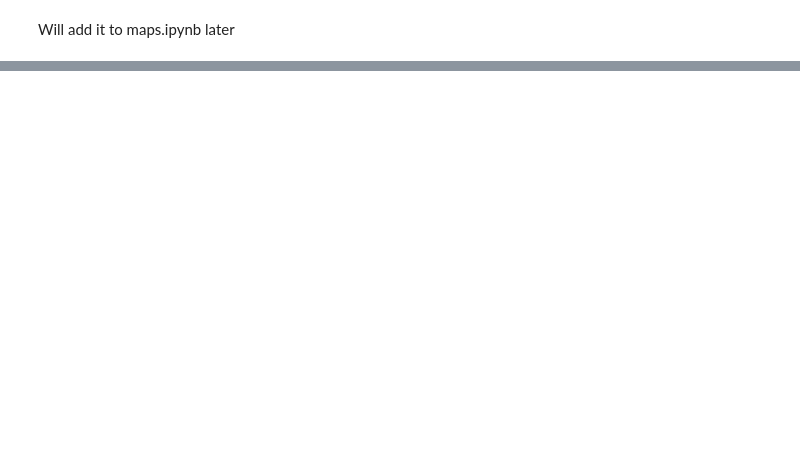
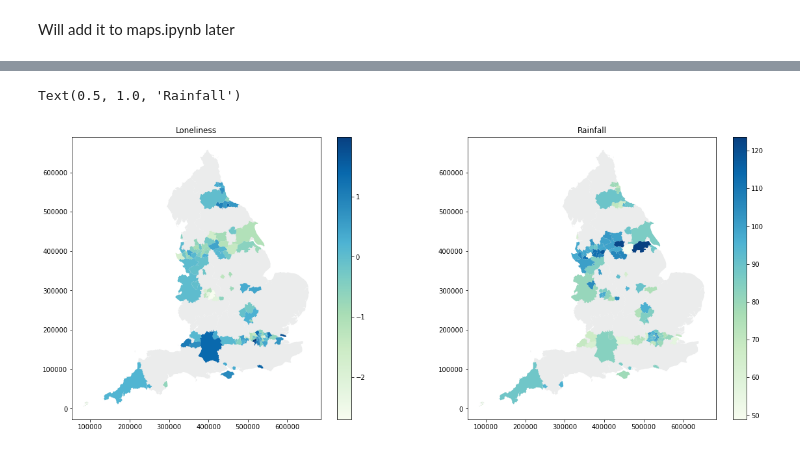
Before and after one commit to JonathanMarriott/ADS-Loneliness, a Jupyter notebook: maps/rainfall_map.ipynb, the cells around one changed output, grey strips where cells are left out. Saved outputs shown, nothing was run; the diff lists cells and outputs as text; code cells hidden in the pictures; blank space fills up the shorter version.

```diff
--- a/maps/rainfall_map.ipynb
+++ b/maps/rainfall_map.ipynb
@@ -37,0 +51,4 @@ AttributeError: 'Line2D' object has no property 'column'
+# %%
+lone_regions = msoa_map[['msoa11cd','msoa11nm','loneills_2','loneills_1']]
+rainfall_regions = rainfall_map[['LAD21CD','LAD21NM']]
+rainfall_regions.head()
@@ -37,0 +62,5 @@ AttributeError: 'Line2D' object has no property 'column'
+# %%
+for index, row in lone_regions.iterrows():
+    lone_regions.at[index, 'msoa11nm'] = row['msoa11nm'][:-4]
+lone_regions = lone_regions.groupby(['msoa11nm']).mean()
+lone_regions.head()
@@ -37,0 +75,4 @@ AttributeError: 'Line2D' object has no property 'column'
+# %%
+merged_regions = pd.merge(lone_regions,rainfall_regions, left_on='msoa11nm',right_on='LAD21NM')
+merged_regions = merged_regions[['LAD21CD', 'loneills_2']]
+merged_regions.head()
@@ -37,0 +86,3 @@ AttributeError: 'Line2D' object has no property 'column'
+# %%
+maps = pd.merge(rainfall_map, merged_regions, on='LAD21CD')
+maps.head()
@@ -37,0 +96,11 @@ AttributeError: 'Line2D' object has no property 'column'
+# %%
+fig, (ax1,ax2) = plt.subplots(nrows=1, ncols=2, figsize=(20, 8))
+england_map.plot(ax=ax1,color='#EBECEC',linewidth=0.1)
+england_map.plot(ax=ax2,color='#EBECEC',linewidth=0.1)
+ax1 = maps.plot(ax=ax1,column='loneills_2', edgecolor="black",cmap='GnBu',linewidth=0,legend=True)
+ax1.set_title('Loneliness')
+ax2 = maps.plot(ax=ax2,column='Average Rainfall (June, mm)', edgecolor="black",linewidth=0,cmap='GnBu',legend=True)
+ax2.set_title('Rainfall')
+# %% [output]
+Text(0.5, 1.0, 'Rainfall')
+[figure, added]
```
Also changed, not shown: parts of 11 cells of this notebook, 3 other files.
